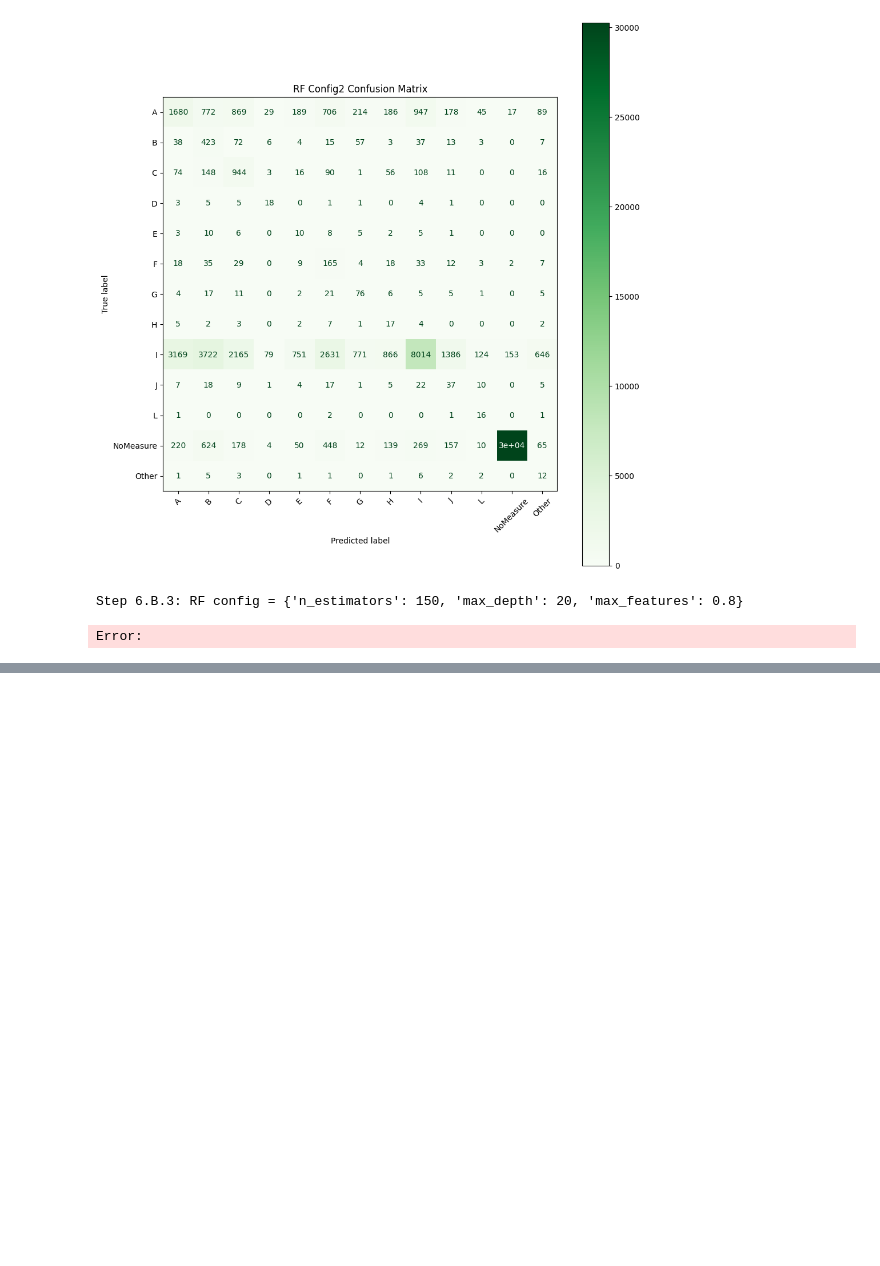
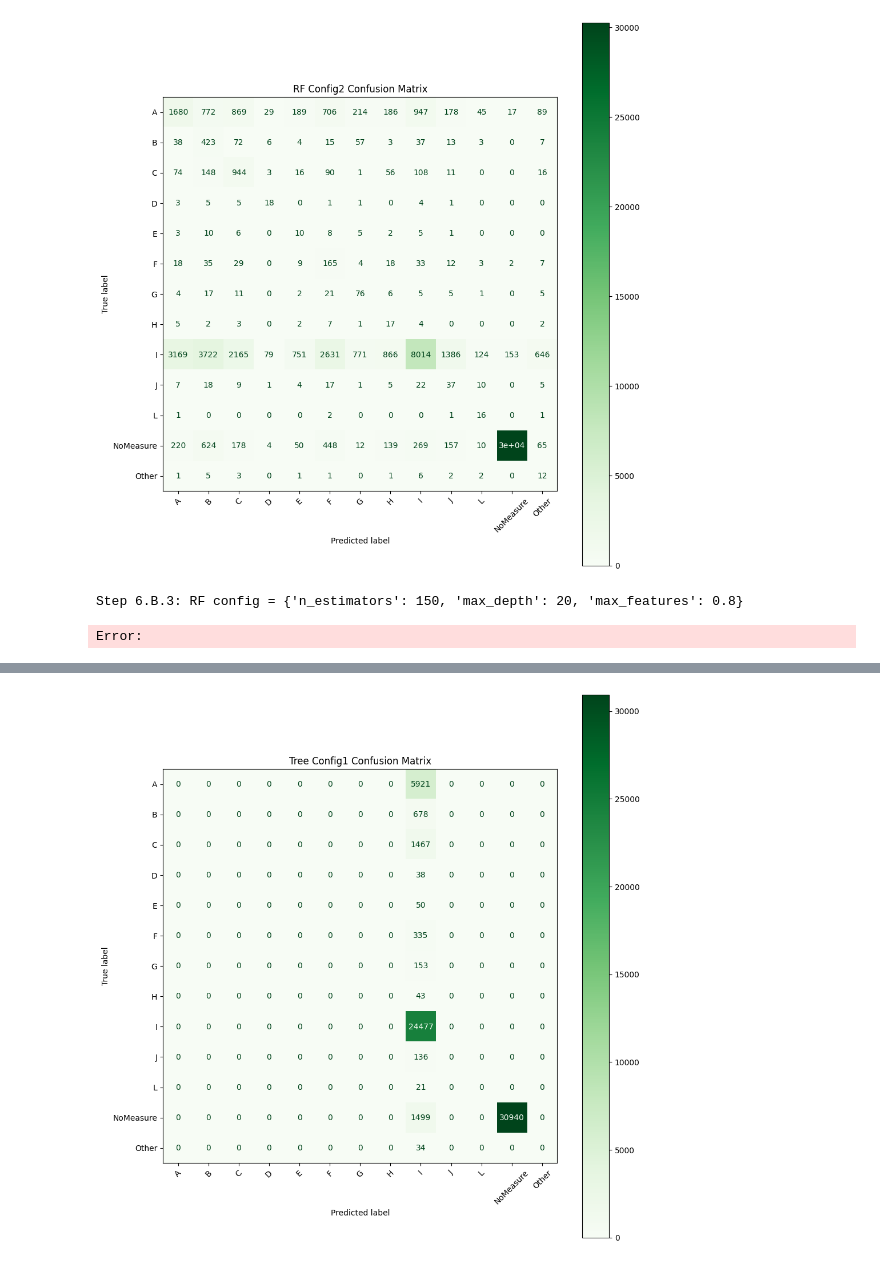
Before and after one commit to Hayser8/proyecto3MD, a Jupyter notebook: GradientBoosting.ipynb, the cells around one changed output, grey strips where cells are left out. Drawn from its saved outputs; the diff is of its cells as text; code cells hidden in the pictures; blank space fills up the shorter version.

Commit message:
Arboles de decision

```diff
--- a/GradientBoosting.ipynb
+++ b/GradientBoosting.ipynb
@@ -534,0 +537,95 @@ Error:
+# %%
+from sklearn.tree import DecisionTreeClassifier
+from sklearn.metrics import classification_report, confusion_matrix, ConfusionMatrixDisplay
+import matplotlib.pyplot as plt
+import time
+import os
+import pandas as pd
+import numpy as np
+from collections import Counter
+from sklearn.model_selection import train_test_split
+from sklearn.preprocessing import OrdinalEncoder, LabelEncoder
+from sklearn.naive_bayes import GaussianNB
+from sklearn.ensemble import RandomForestClassifier
+from sklearn.metrics import classification_report, confusion_matrix, ConfusionMatrixDisplay
+import matplotlib.pyplot as plt
+
+# ─────────── Configurar uso de 8 núcleos ───────────
+os.environ["OMP_NUM_THREADS"]     = "8"
+os.environ["OPENBLAS_NUM_THREADS"]= "8"
+os.environ["MKL_NUM_THREADS"]     = "8"
+
+# ─────────── Step 1: Carga de datos ───────────
+t0 = time.time()
+df = pd.read_csv("todoscsvs_transformado.csv")
+print(f"Step 1: Datos cargados: {df.shape[0]} filas × {df.shape[1]} columnas ({time.time()-t0:.1f}s)")
+
+# ─────────── Step 2: Creación y agrupación del target ───────────
+measures = list("ABCDEFGHIJKLMNÑO")
+df["target"] = df[measures].idxmax(axis=1)
+df.loc[df[measures].sum(axis=1)==0, "target"] = "NoMeasure"
+counts = df["target"].value_counts()
+rare = counts[counts < 100].index.tolist()
+df["target_grouped"] = df["target"].apply(lambda x: "Other" if x in rare else x)
+print("Step 2: Recuento de clases tras agrupación:", df["target_grouped"].value_counts().to_dict())
+
+# ─────────── Step 3: Separar X e y, codificar etiqueta ───────────
+X_raw = df.drop(columns=measures + ["target", "target_grouped"])
+le = LabelEncoder()
+y = le.fit_transform(df["target_grouped"])
+print("Step 3: Clases codificadas:", dict(enumerate(le.classes_)))
+X_train_raw, X_test_raw, y_train, y_test = train_test_split(
+    X_raw, y, test_size=0.2, stratify=y, random_state=42
+)
+print(f"Step 3: Train/Test split: {X_train_raw.shape[0]} / {X_test_raw.shape[0]} filas")
+
+# ─────────── Step 4: Imputación y encoding ───────────
+# 4.1 Imputar numéricos con la mediana
+num_cols = X_train_raw.select_dtypes(include=[np.number]).columns
+medianas = X_train_raw[num_cols].median()
+X_train_raw[num_cols] = X_train_raw[num_cols].fillna(medianas)
+X_test_raw[num_cols]  = X_test_raw[num_cols].fillna(medianas)
+
+# 4.2 Detectar categóricas y hacer ordinal encoding
+cat_cols = X_train_raw.select_dtypes(include=["object","category"]).columns.tolist()
+print("Step 4: Columnas categóricas:", cat_cols)
+for c in cat_cols:
+    X_train_raw[c] = X_train_raw[c].fillna("Missing").astype(str)
+    X_test_raw[c]  = X_test_raw[c].fillna("Missing").astype(str)
+
+enc = OrdinalEncoder(handle_unknown="use_encoded_value", unknown_value=-1)
+if cat_cols:
+    X_train_raw[cat_cols] = enc.fit_transform(X_train_raw[cat_cols])
+    X_test_raw[cat_cols]  = enc.transform(X_test_raw[cat_cols])
+
+X_train = X_train_raw.copy()
+X_test  = X_test_raw.copy()
+print(f"Step 4: Features listas: {X_train.shape[1]} columnas")
+
+
+# ─────────────────────────────────────────────────────────
+# A) Árboles de Decisión – comparando 3 configuraciones
+# ─────────────────────────────────────────────────────────
+tree_confs = [
+    {"max_depth": 5, "min_samples_split": 2},
+    {"max_depth": 10, "min_samples_split": 5},
+    {"max_depth": None, "min_samples_split": 10},
+]
+
+print("\n=== Árboles de Decisión (3 configs) ===")
+for i, conf in enumerate(tree_confs, 1):
+    print(f"\nStep 5.B.{i}: Tree config = {conf}")
+    t1 = time.time()
+    tree = DecisionTreeClassifier(**conf, random_state=42)
+    tree.fit(X_train, y_train)
+    print(f"  → Entrenamiento Tree{i} completado en {time.time()-t1:.1f}s")
+    y_pred_tree = tree.predict(X_test)
+    print(f"  → Classification report Tree{i}:\n", classification_report(y_test, y_pred_tree, zero_division=0))
+    cm_tree = confusion_matrix(y_test, y_pred_tree)
+    disp_tree = ConfusionMatrixDisplay(cm_tree, display_labels=le.classes_)
+    fig, ax = plt.subplots(figsize=(10, 10))
+    disp_tree.plot(ax=ax, xticks_rotation=45, cmap="Greens")
+    plt.title(f"Tree Config{i} Confusion Matrix")
+    plt.tight_layout()
+    plt.show()
+# %% [output]
@@ -534,0 +649 @@ Error:
+[figure, added]
```
Also changed, not shown: parts of 3 cells of this notebook.
